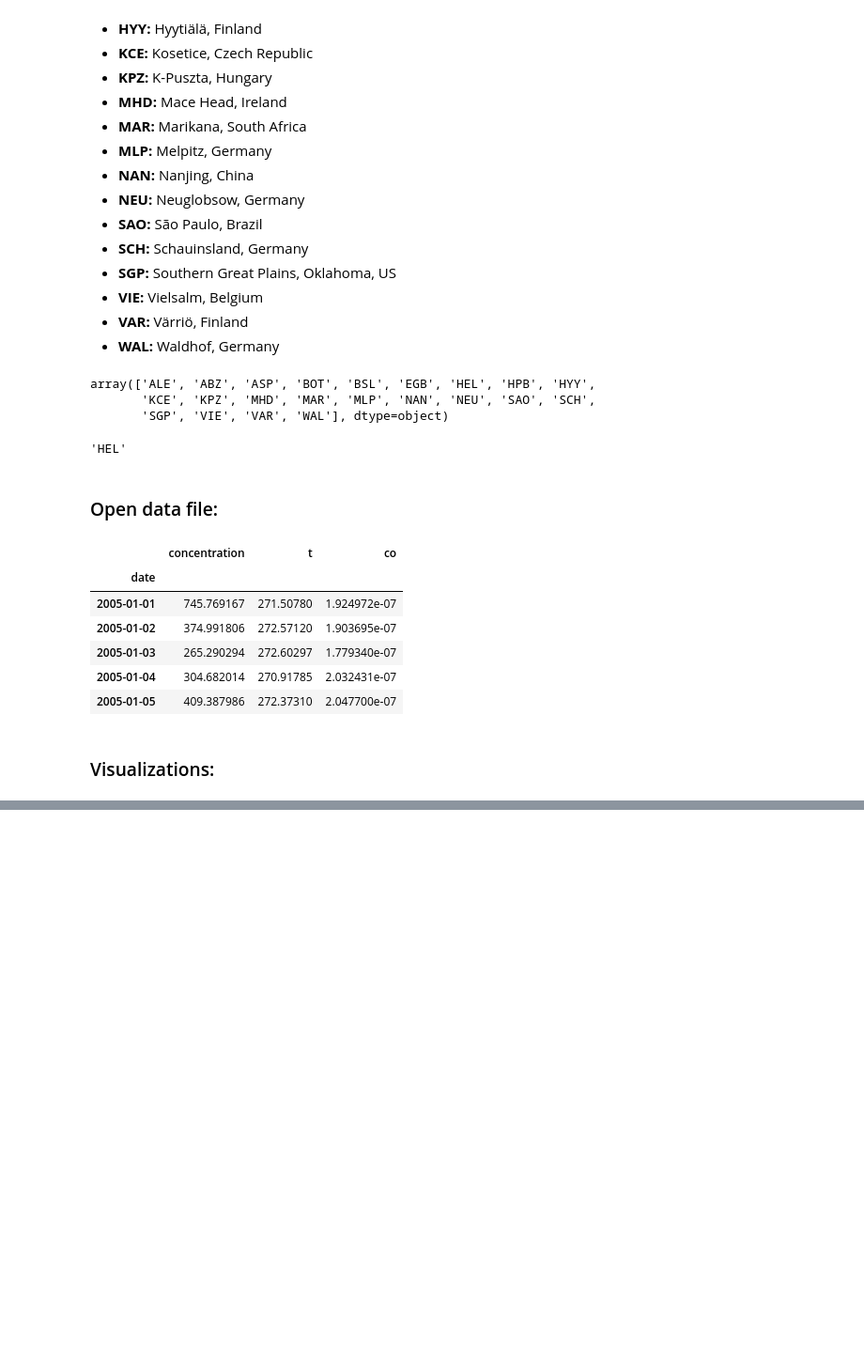
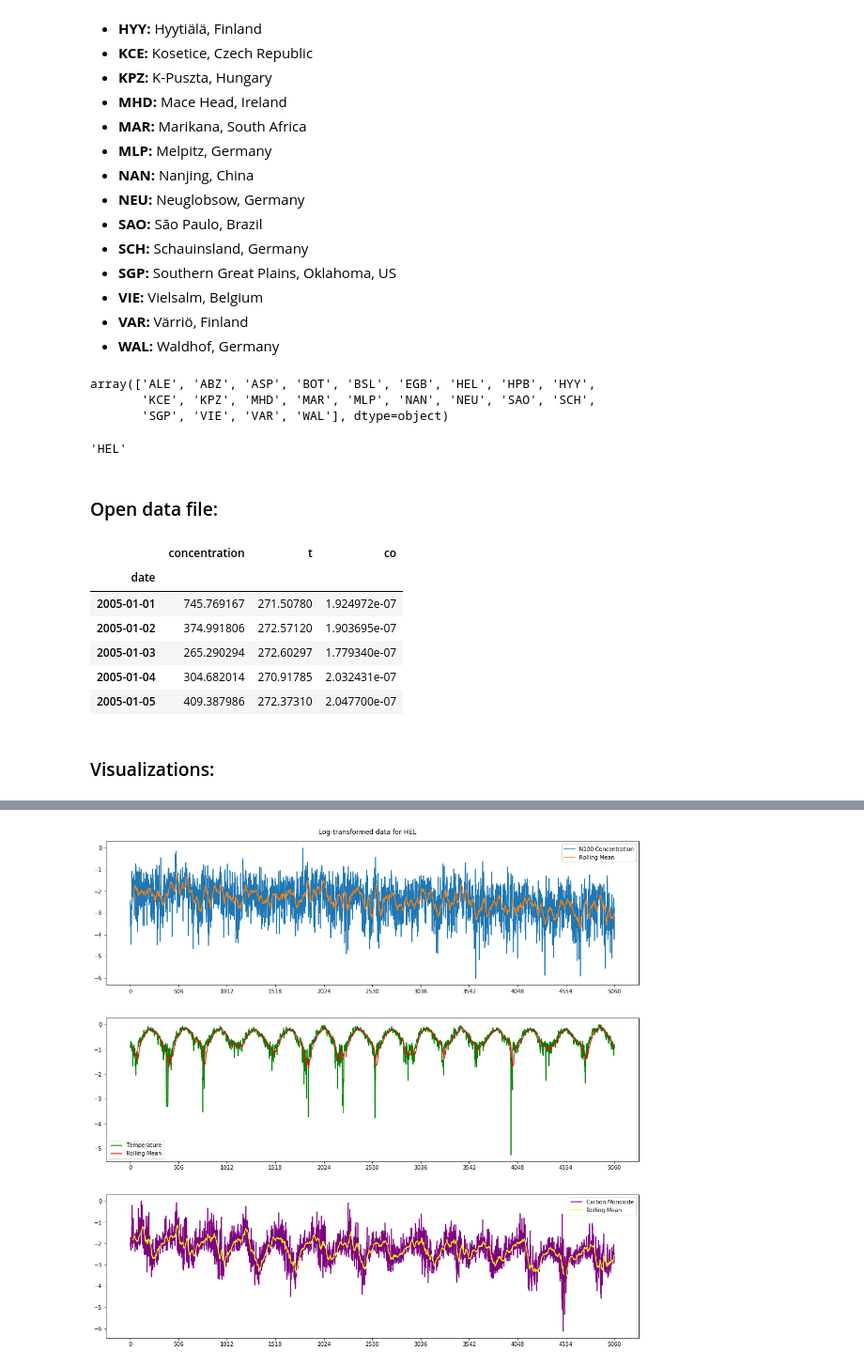
Before and after one commit to ellarauth/aerosol-modeling, a Jupyter notebook: notebooks/explore.ipynb, the cells around one changed output, grey strips where cells are left out. Shown at 94% size. Saved outputs shown, nothing was run; the diff lists cells and outputs as text; code cells hidden in the pictures; blank space fills up the shorter version.

```diff
--- a/notebooks/explore.ipynb
+++ b/notebooks/explore.ipynb
@@ -89,0 +131,27 @@ fig.suptitle('Data for '+city);
+# %%
+# plotting log-transformed data and trend (moving average)
+idx = df_log.shape[0]
+step = int(idx / 10)
+xticks = pd.Series(df_log.index).iloc[list(range(0,idx,step))]
+
+fig, ax = plt.subplots(3, 1)
+fig.set_figwidth(15)
+fig.set_figheight(14)
+
+ax[0].plot(df_log.concentration[:idx], label='N100 Concentration')
+ax[0].plot(df_log_ma.concentration[:idx], label='Rolling Mean')
+
+ax[1].plot(df_log.t[:idx], label='Temperature', c='green')
+ax[1].plot(df_log_ma.t[:idx], label='Rolling Mean', c='red')
+
+ax[2].plot(df_log.co[:idx], label='Carbon Monoxide', c='purple')
+ax[2].plot(df_log_ma.co[:idx], label='Rolling Mean', c='yellow')
+
+for i in range(3):
+    ax[i].legend()
+    ax[i].set_xticks(xticks)
+
+fig.tight_layout(pad=4)
+fig.suptitle('Log-transformed data for '+city);
+# %% [output]
+[figure, added]
```
Also changed, not shown: parts of 8 cells of this notebook.
